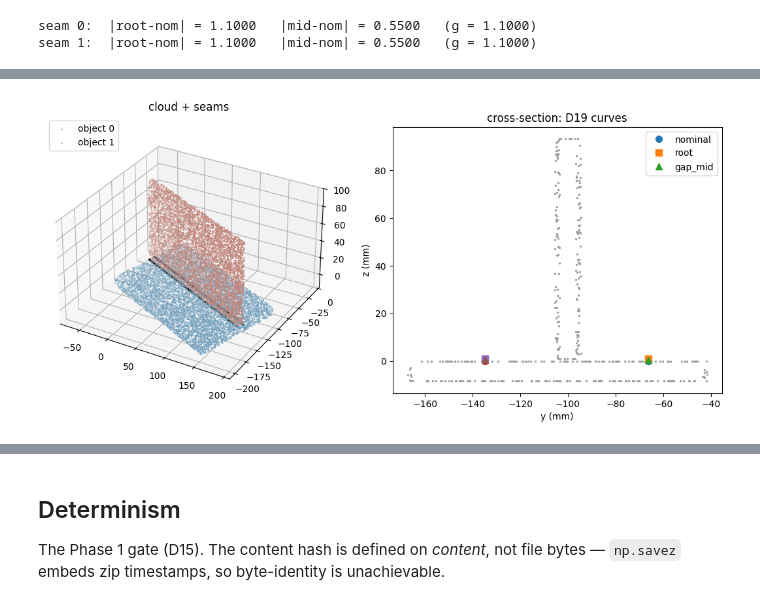
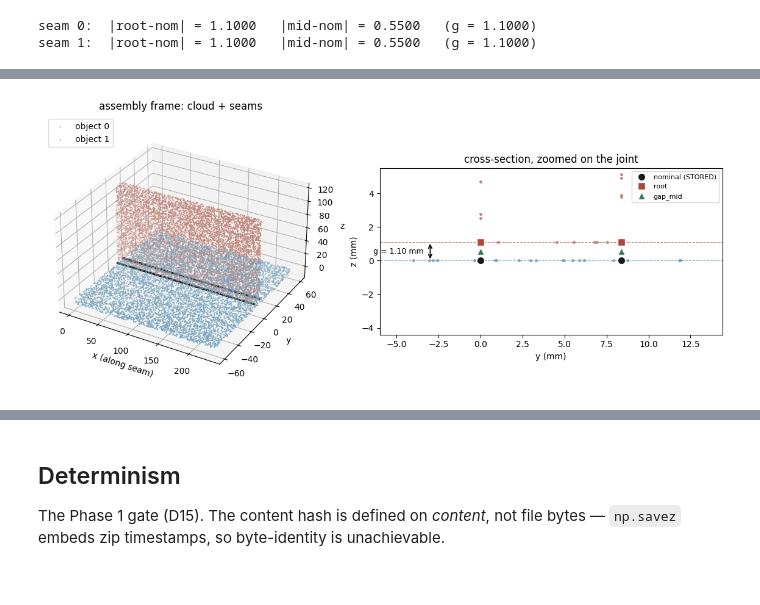
Before and after one commit to amnessa/welding_cell_ws, a Jupyter notebook: weld_generator/notebooks/01_inspect_scene.ipynb, the cells around one changed output, grey strips where cells are left out. Drawn from its saved outputs; the diff is of its cells as text; code cells hidden in the pictures.

```diff
--- a/weld_generator/notebooks/01_inspect_scene.ipynb
+++ b/weld_generator/notebooks/01_inspect_scene.ipynb
@@ -64,30 +75,54 @@ seam 1:  |root-nom| = 1.1000   |mid-nom| = 0.5500   (g = 1.1000)
 # %%
 import matplotlib.pyplot as plt
+from weldgen.viz import assembly_frame, cross_section, to_assembly
 
-xyz = arrays["cloud.npz:xyz"]
+T = assembly_frame(scene)                      # world -> assembly
+xyz = to_assembly(arrays["cloud.npz:xyz"], T)
 oid = arrays["cloud.npz:object_id"]
+g   = scene["fit"]["root_gap_mm"]
+t_B = next(o for o in scene["objects"] if o["id"] == "B")["thickness_mm"]
 
-fig = plt.figure(figsize=(11, 5))
+fig = plt.figure(figsize=(12, 5))
+
+# ---- 3D -------------------------------------------------------------------------
 ax = fig.add_subplot(121, projection="3d")
 for o, c in ((0, "#7aa6c2"), (1, "#c2857a")):
     m = oid == o
     ax.scatter(xyz[m, 0], xyz[m, 1], xyz[m, 2], s=0.4, c=c, label=f"object {o}")
 for s in scene["seams"]:
-    p = arrays[f'seams.npz:seam_{s["id"]}']
-    ax.plot(p[:, 0], p[:, 1], p[:, 2], lw=2.5, c="#1a1a1a")
-ax.set_box_aspect([1, 1, 0.6]); ax.legend(loc="upper left"); ax.set_title("cloud + seams")
+    q = to_assembly(arrays[f'seams.npz:seam_{s["id"]}'], T)
+    ax.plot(q[:, 0], q[:, 1], q[:, 2], lw=2.5, c="#1a1a1a")
+ax.set_box_aspect([1, 1, 0.6]); ax.legend(loc="upper left")
+ax.set_xlabel("x (along seam)"); ax.set_ylabel("y"); ax.set_zlabel("z")
+ax.set_title("assembly frame: cloud + seams")
 
-# Cross-section through the joint: the gap and the three curves are visible here.
+# ---- cross-section, zoomed on the joint ------------------------------------------
+# The gap is ~1 mm against 200 mm plates, so it is invisible unless we zoom.
 ax2 = fig.add_subplot(122)
-band = np.abs(xyz[:, 0] - np.median(xyz[:, 0])) < 3.0
-ax2.scatter(xyz[band, 1], xyz[band, 2], s=2, c="#9aa0a6")
+band = cross_section(xyz, half_width_mm=3.0)
+for o, c in ((0, "#7aa6c2"), (1, "#c2857a")):
+    m = band & (oid == o)
+    ax2.scatter(xyz[m, 1], xyz[m, 2], s=6, c=c)
+
+styles = {"": ("o", "#1a1a1a", "nominal (STORED)"),
+          "_root": ("s", "#b5453b", "root"),
+          "_gapmid": ("^", "#2f7d4f", "gap_mid")}
 for s in scene["seams"]:
     i = s["id"]
-    for key, style, lab in (("", "o", "nominal"), ("_root", "s", "root"), ("_gapmid", "^", "gap_mid")):
-        p = arrays[f"seams.npz:seam_{i}{key}"]
-        ax2.plot(p[0, 1], p[0, 2], style, ms=7, label=lab if i == 0 else None)
+    for key, (mk, c, lab) in styles.items():
+        q = to_assembly(arrays[f"seams.npz:seam_{i}{key}"], T)
+        ax2.plot(q[0, 1], q[0, 2], mk, ms=9, c=c, mec="white", mew=1.0,
+                 label=lab if i == 0 else None, zorder=5)
+
+ax2.axhline(0.0, lw=0.8, ls="--", c="#7aa6c2")   # A top face
+ax2.axhline(g,   lw=0.8, ls="--", c="#c2857a")   # B bottom face
+ax2.annotate("", xy=(-3, 0), xytext=(-3, g), arrowprops=dict(arrowstyle="<->", lw=1.2))
+ax2.text(-3.4, g / 2, f"g = {g:.2f} mm", ha="right", va="center", fontsize=9)
+
+pad = max(4.0 * g, 4.0)
+ax2.set_xlim(-6, t_B + 6); ax2.set_ylim(-pad, pad + g)
 ax2.set_aspect("equal"); ax2.set_xlabel("y (mm)"); ax2.set_ylabel("z (mm)")
-ax2.legend(); ax2.set_title("cross-section: D19 curves")
+ax2.legend(loc="upper right", fontsize=8); ax2.set_title("cross-section, zoomed on the joint")
 plt.tight_layout()
 # %% [output]
-[figure, old version]
+[figure, new version]
```
Also changed, not shown: parts of 6 cells of this notebook, 3 other files.
